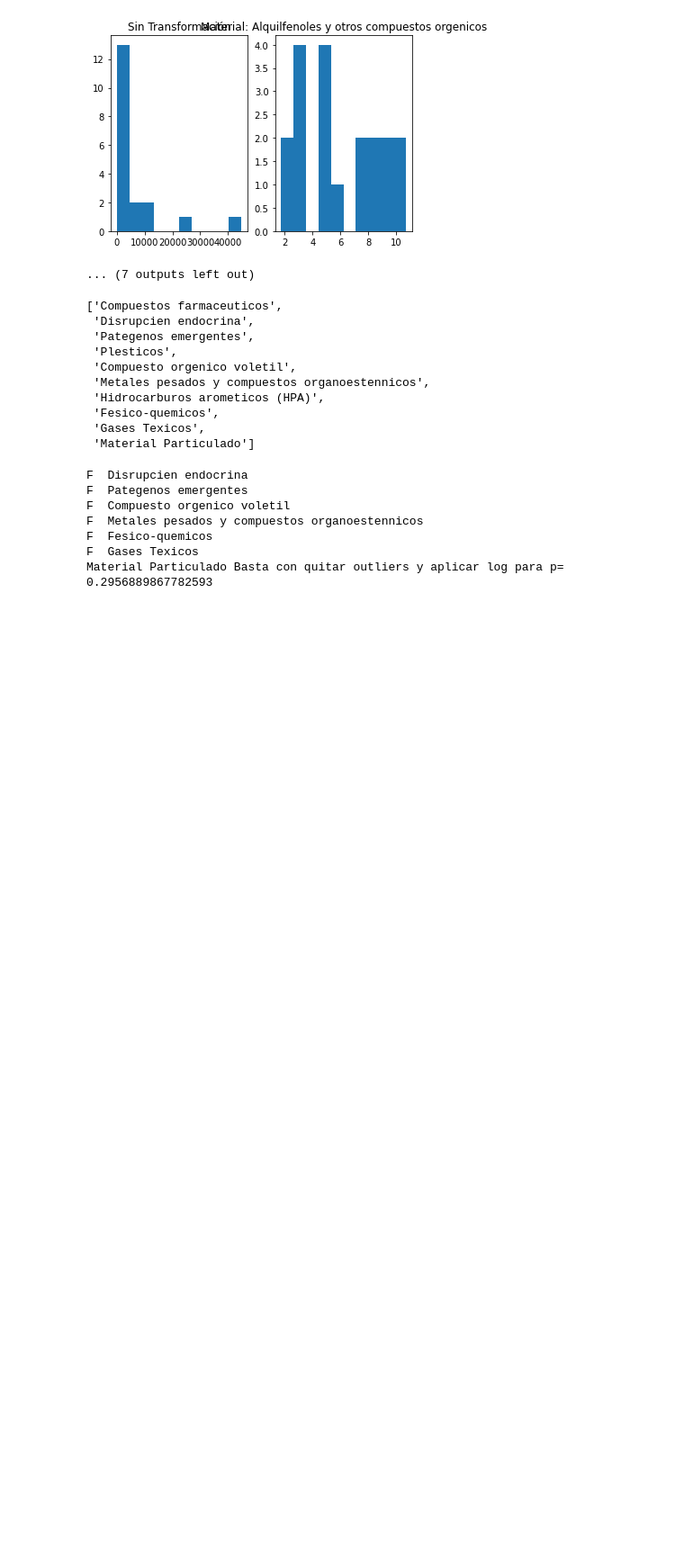
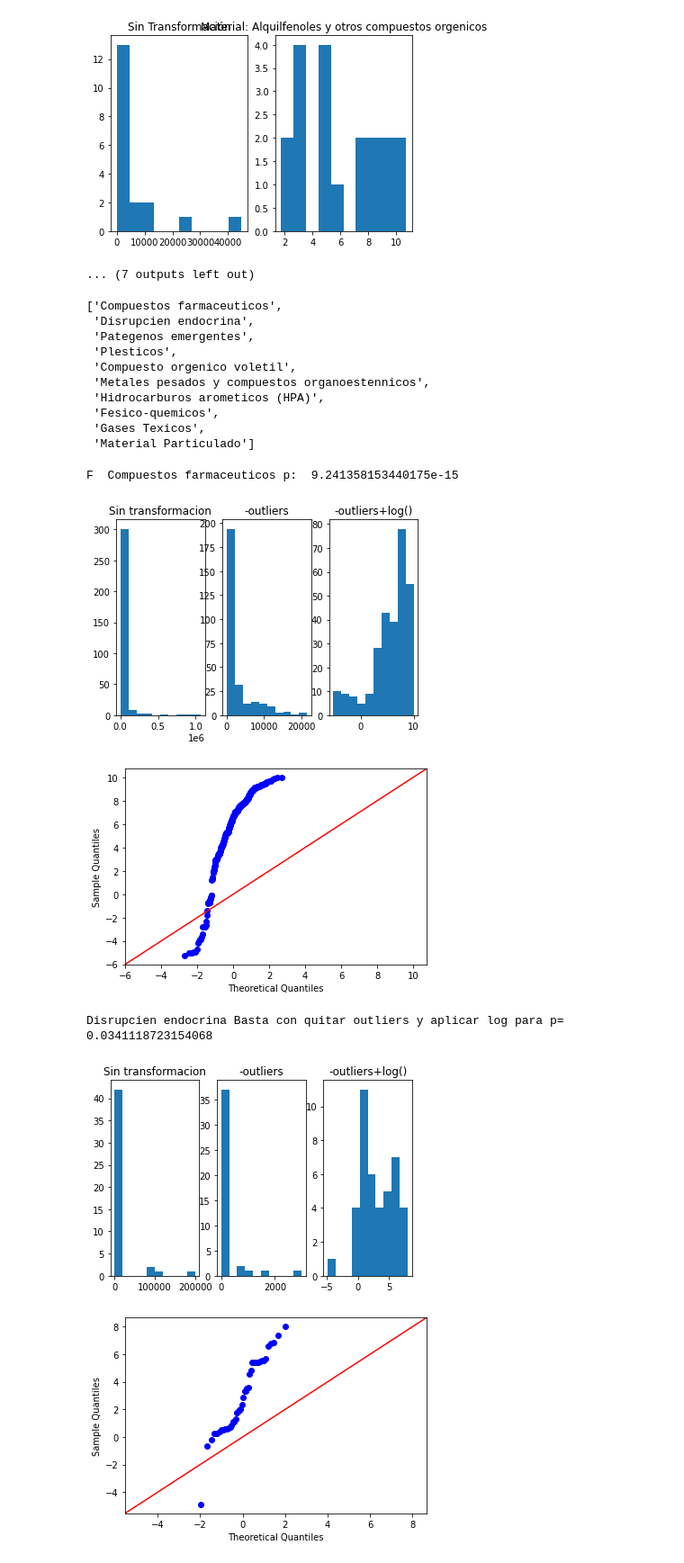
Before and after one commit to JairEsc/Fordecyt, a Jupyter notebook: Tipos_materiales_logaritmizacion_normalidad.ipynb, the cells around one changed output. Shown: that part at 90% size. Saved outputs shown, nothing was run; the diff lists cells and outputs as text; code cells hidden in the pictures; blank space fills up the shorter version.

```diff
--- a/Tipos_materiales_logaritmizacion_normalidad.ipynb
+++ b/Tipos_materiales_logaritmizacion_normalidad.ipynb
@@ -73,41 +73,47 @@ campos_distintos
  'Gases Texicos',
  'Material Particulado']
 # %%
+import statsmodels.api as sm
 jala2=[]
 for n in campos_distintos:
     intento=Base[Base['CLASIFICAC']==n]
     #plt.hist(intento.loc[intento['C/VR'] <np.mean(intento['C/VR'])]['C/VR'])#98% de los datos
     #plt.show()
     #plt.hist(np.log(metales.loc[metales['C/VR'] <np.mean(metales['C/VR'])]['C/VR']))#Quitando datos
     #plt.show()
-    if(np.sum(intento['C/VR'] <np.mean(intento['C/VR']))/len(intento['C/VR'])>0.9):
+    if(np.sum(intento['C/VR'] <np.mean(intento['C/VR']))/len(intento['C/VR'])>0.80):#Si el %90 de los datos está concentrado a la izquierda de la media,
+    #Quitamos datos
+        #print(n,"\n")
         #plt.hist(intento.loc[intento['C/VR'] <np.mean(intento['C/VR'])]['C/VR'])#98% de los datos
-        #figure, axis = plt.subplots(1, 3)
-        #axis[0].hist(intento['C/VR'])
-        #axis[0].set_title("Sin transformacion")
-        sin_outliers=intento.loc[intento['C/VR'] <np.mean(intento['C/VR'])*(1+0.5)]['C/VR']
-        #axis[1].hist(sin_outliers)
-        #axis[1].set_title("Quitando datos")
-        p3=shapiro(sin_outliers).pvalue
-        sin_outliers_y_log=np.log(intento.loc[intento['C/VR'] <np.mean(intento['C/VR'])*(1)]['C/VR'])
-        #axis[2].hist(sin_outliers_y_log)
-        #axis[2].set_title("Quitando datos y con log(1+x)")
-        p3=shapiro(sin_outliers).pvalue
-        p4=shapiro(sin_outliers_y_log).pvalue
-        if(p3>0.05):
+        figure, axis = plt.subplots(1, 3)
+        axis[0].hist(intento['C/VR'])
+        axis[0].set_title("Sin transformacion")
+        sin_outliers=intento.loc[intento['C/VR'] <np.mean(intento['C/VR'])]['C/VR']
+        axis[1].hist(sin_outliers)
+        axis[1].set_title("-outliers")
+        p3=shapiro(sin_outliers).pvalue#P valor quitando datos
+        sin_outliers_y_log=np.log(intento.loc[intento['C/VR'] <np.mean(intento['C/VR'])]['C/VR'])
+        axis[2].hist(sin_outliers_y_log)
+        axis[2].set_title("-outliers+log()")
+        p4=shapiro(sin_outliers_y_log).pvalue#P valor quitando datos y aplicando log.
+
+        if(p3>0.01):
             print(n,"Basta con quitar outliers para p=",p3)
             jala2.append(campo)
         else:
-            if(p4>0.05):
+            if(p4>0.01):
                 print(n,"Basta con quitar outliers y aplicar log para p=",p4)
                 jala2.append(campo)
             else:
-                print("F ", n)
+                print("F ", n,"p: ",p4)
+        plt.show()
+        import statsmodels.api as sm
+        sm.qqplot(sin_outliers_y_log, line ='45')
+        plt.show()
 # %% [output]
-F  Disrupcien endocrina
-F  Pategenos emergentes
-F  Compuesto orgenico voletil
-F  Metales pesados y compuestos organoestennicos
-F  Fesico-quemicos
-F  Gases Texicos
-Material Particulado Basta con quitar outliers y aplicar log para p= 0.2956889867782593
+F  Compuestos farmaceuticos p:  9.241358153440175e-15
+[figure, added]
+[figure, added]
+Disrupcien endocrina Basta con quitar outliers y aplicar log para p= 0.0341118723154068
+[figure, added]
+[figure, added]
```
Also changed, not shown: parts of 5 cells of this notebook.
